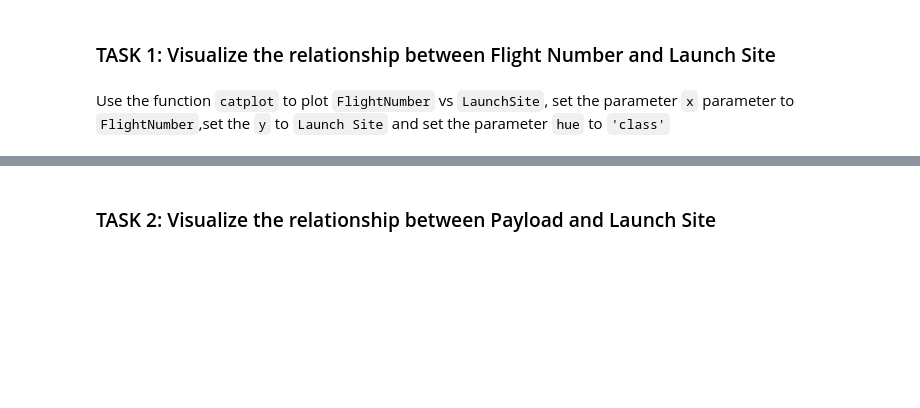
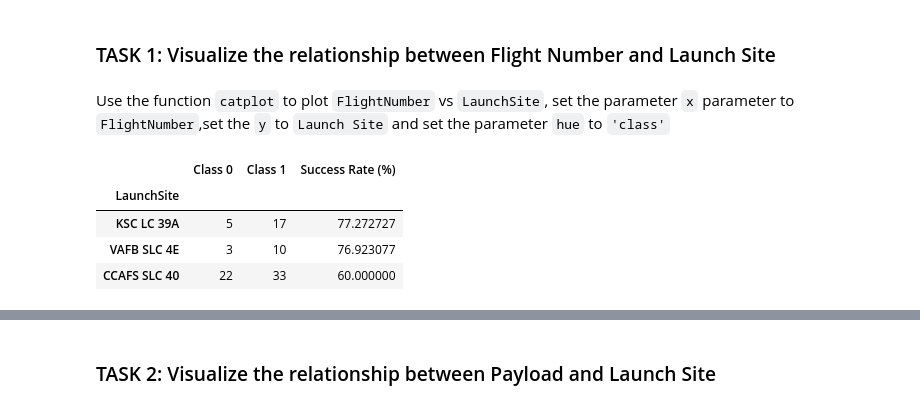
Before and after one commit to Molo-M/SpaceX_Landing_Prediction, a Jupyter notebook: SpaceX-EDA-data visualization.ipynb, the cells around one changed output, grey strips where cells are left out. Drawn from its saved outputs; the diff is of its cells as text; code cells hidden in the pictures; blank space fills up the shorter version.

```diff
--- a/SpaceX-EDA-data visualization.ipynb
+++ b/SpaceX-EDA-data visualization.ipynb
@@ -78,6 +78,26 @@ Next, let's drill down to each site visualize its detailed launch records.
 ### TASK 1: Visualize the relationship between Flight Number and Launch Site
 # %% [markdown]
 Use the function <code>catplot</code> to plot <code>FlightNumber</code> vs <code>LaunchSite</code>, set the  parameter <code>x</code>  parameter to <code>FlightNumber</code>,set the  <code>y</code> to <code>Launch Site</code> and set the parameter <code>hue</code> to <code>'class'</code>
+# %%
+# Make new dataframe for showing the success rate
+success = df['Class'] == 1
+fail = df['Class'] == 0
+
+# Call different dataframes with either successes only or failures only.
+good_df = df[success].groupby(['LaunchSite']).count().rename(columns={'Class':'Class 1'})['Class 1']
+bad_df = df[fail].groupby(['LaunchSite']).count().rename(columns={'Class':'Class 0'})['Class 0']
+
+# combine the information in new dataframe
+class_df = pd.concat([bad_df, good_df], axis=1).reindex(['KSC LC 39A', 'VAFB SLC 4E', 'CCAFS SLC 40'])
+
+class_df['Success Rate (%)'] = (class_df['Class 1'])/(class_df['Class 1'] + class_df['Class 0']) * 100 # Add success rate column
+class_df
+# %% [output]
+|  | Class 0 | Class 1 | Success Rate (%) |
+| LaunchSite |  |  |  |
+| KSC LC 39A | 5 | 17 | 77.272727 |
+| VAFB SLC 4E | 3 | 10 | 76.923077 |
+| CCAFS SLC 40 | 22 | 33 | 60.000000 |
 # %%
 # Plot a scatter point chart with x axis to be Flight Number and y axis to be the launch site, and hue to be the class value
 plt.figure(figsize=(10,5))
```
Also changed, not shown: parts of 4 cells of this notebook.
